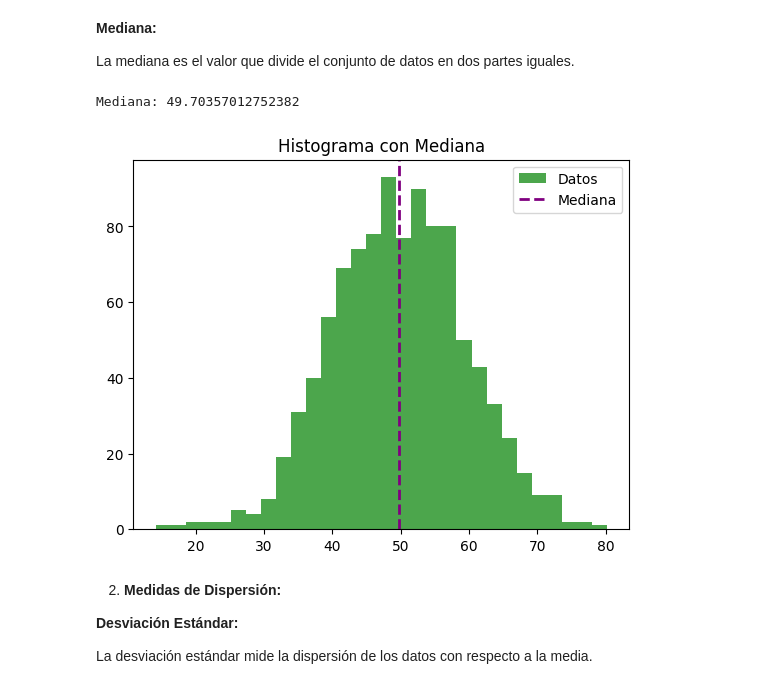
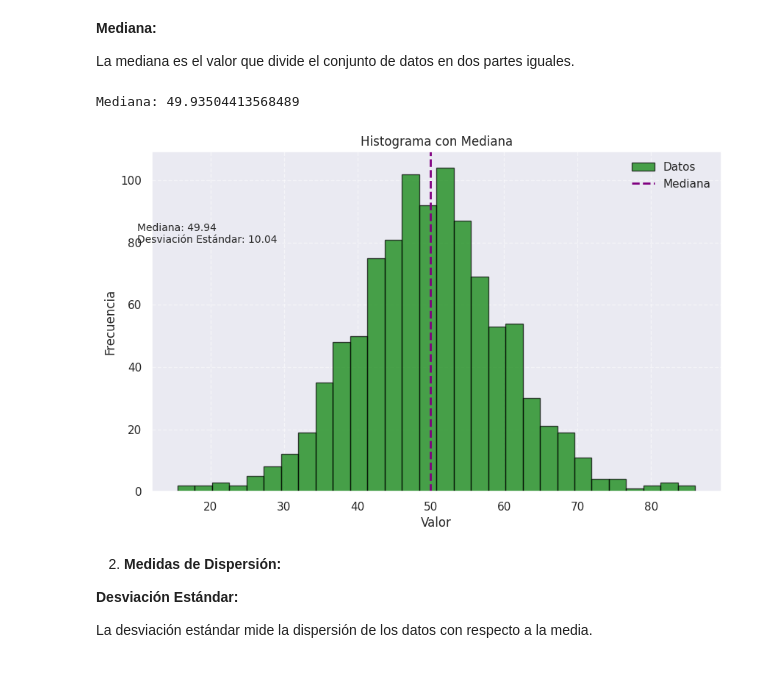
Before and after one commit to gustavopumachagua/curso_definitivo, a Jupyter notebook: Analisis_de_Datos/3_Estadisticas_Descriptivas_y_Visualizacion_de_Datos.ipynb, the cells around one changed output. Saved outputs shown, nothing was run; the diff lists cells and outputs as text; code cells hidden in the pictures.

```diff
--- a/Analisis_de_Datos/3_Estadisticas_Descriptivas_y_Visualizacion_de_Datos.ipynb
+++ b/Analisis_de_Datos/3_Estadisticas_Descriptivas_y_Visualizacion_de_Datos.ipynb
@@ -38,20 +58,46 @@ Media: 49.82925535825634
 **Mediana:**
 
 La mediana es el valor que divide el conjunto de datos en dos partes iguales.
-# %%
-# Calcular la mediana
-mediana = np.median(datos)
-print(f"Mediana: {mediana}")
-
-# Visualizar los datos y la mediana
-plt.hist(datos, bins=30, alpha=0.7, color='green', label='Datos')
-plt.axvline(mediana, color='purple', linestyle='dashed', linewidth=2, label='Mediana')
-plt.title('Histograma con Mediana')
-plt.legend()
-plt.show()
-# %% [output]
-Mediana: 49.70357012752382
-[figure, removed]
+# %%
+import numpy as np
+import matplotlib.pyplot as plt
+import seaborn as sns
+
+# Generar datos de ejemplo
+datos = np.random.normal(loc=50, scale=10, size=1000)
+
+# Calcular la mediana
+mediana = np.median(datos)
+print(f"Mediana: {mediana}")
+
+# Tamaño de la figura y estilo
+plt.figure(figsize=(10, 6))
+sns.set(style='darkgrid')  # Utiliza el estilo de seaborn
+
+# Histograma con bordes negros y transparencia
+plt.hist(datos, bins=30, alpha=0.7, color='green', edgecolor='black', label='Datos')
+
+# Línea de mediana con ajustes
+plt.axvline(mediana, color='purple', linestyle='dashed', linewidth=2, label='Mediana')
+
+# Etiquetas y leyenda
+plt.xlabel('Valor')
+plt.ylabel('Frecuencia')
+plt.legend()
+
+# Título y cuadrícula
+plt.title('Histograma con Mediana')
+plt.grid(True, linestyle='--', alpha=0.5)
+
+# Información estadística adicional
+std_dev = np.std(datos)
+plt.text(10, 80, f'Mediana: {mediana:.2f}\nDesviación Estándar: {std_dev:.2f}', fontsize=10)
+
+# Mostrar la gráfica
+plt.show()
+# %% [output]
+Mediana: 49.93504413568489
+[figure, added]
 # %% [markdown]
 2. **Medidas de Dispersión:**
 
```
Also changed, not shown: parts of 3 cells of this notebook, 5 other files.
